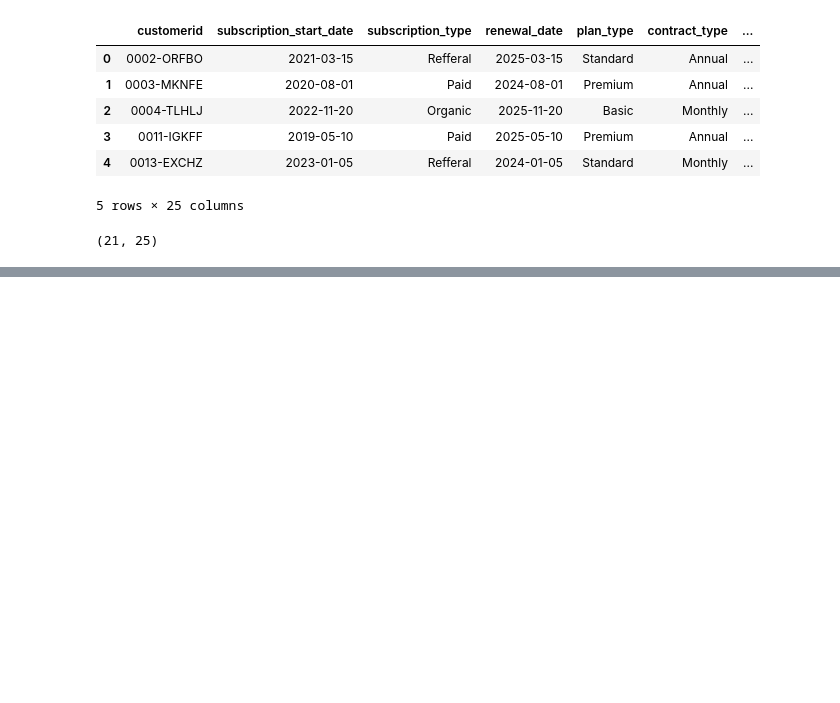
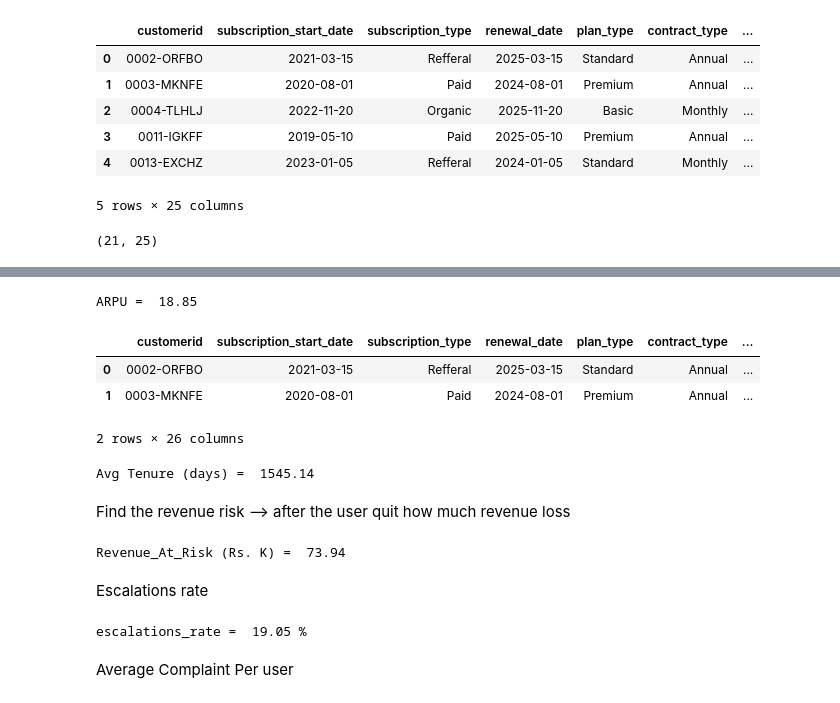
Before and after one commit to Aditya-Gupta21/Churn-Analysis, a Jupyter notebook: churn_analysis.ipynb, the cells around one changed output, grey strips where cells are left out. Cells and saved outputs as stored; diff of their text form; code cells hidden in the pictures; blank space fills up the shorter version.

```diff
--- a/churn_analysis.ipynb
+++ b/churn_analysis.ipynb
@@ -509,0 +594,44 @@ df.shape
+# %%
+ARPU = df['monthly_charges'].mean()    # ARPU(AVAERAGE REVENUE PER USER )
+print("ARPU = ", round(ARPU,2))
+# %% [output]
+ARPU =  18.85
+# %%
+#  lets we have to find the age of the customer
+today = pd.Timestamp.today()
+df['Age'] = ((today- df['dob']).dt.days // 365)
+df.head(2)
+# %% [output]
+|  | customerid | subscription_start_date | subscription_type | renewal_date | plan_type | contract_type | ... |
+| 0 | 0002-ORFBO | 2021-03-15 | Refferal | 2025-03-15 | Standard | Annual | ... |
+| 1 | 0003-MKNFE | 2020-08-01 | Paid | 2024-08-01 | Premium | Annual | ... |
+2 rows × 26 columns
+# %%
+# Average custormer tenure
+#  meand our customer is using our ott or not : cancellation date
+today
+df['tenure_days '] = np.where(
+    df['cancellation_date'].notna(),
+    (df['cancellation_date'] - df['subscription_start_date']).dt.days,
+    (today - df['subscription_start_date']).dt.days
+)
+avg_tenure = df['tenure_days '].mean()
+print("Avg Tenure (days) = ", round(avg_tenure,2))
+# %% [output]
+Avg Tenure (days) =  1545.14
+# %% [markdown]
+Find the revenue risk --> after the user quit how much revenue loss
+# %%
+revenue_at_risk = df.loc[df['churn_flag'] == 1,'monthly_charges'].sum()
+print("Revenue_At_Risk (Rs. K) = ", round(revenue_at_risk,2))
+# %% [output]
+Revenue_At_Risk (Rs. K) =  73.94
+# %% [markdown]
+Escalations rate
+# %%
+escalations_rate = (df['escalations'] == 'Y').mean()*100
+print("escalations_rate = ", round(escalations_rate,2), "%")
+# %% [output]
+escalations_rate =  19.05 %
+# %% [markdown]
+Average Complaint Per user
```
Also changed, not shown: parts of 22 cells of this notebook.
